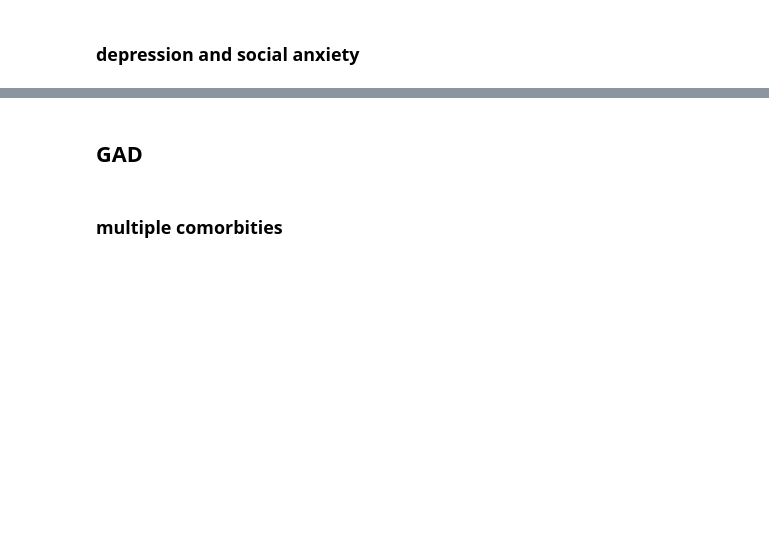
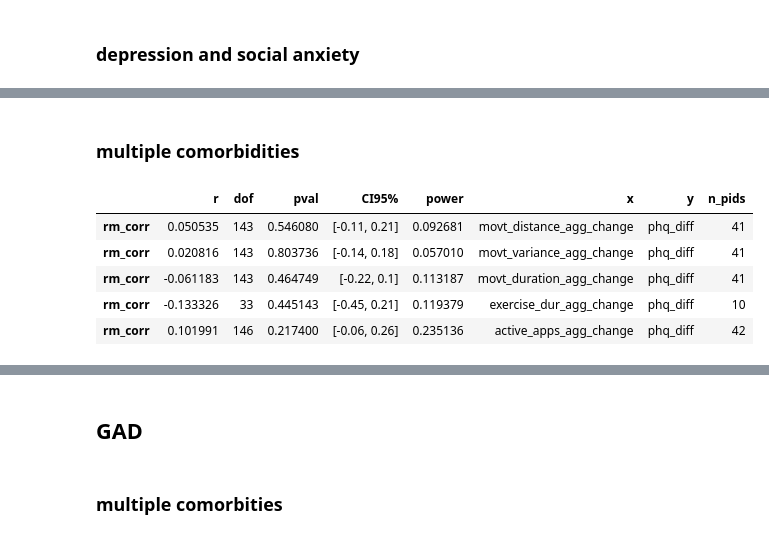
Before and after one commit to tliu526/lifesense, a Jupyter notebook: jmir_notebooks/jmir_review_analysis.ipynb, the cells around one changed output, grey strips where cells are left out. Saved outputs shown, nothing was run; the diff lists cells and outputs as text; code cells hidden in the pictures; blank space fills up the shorter version.

Commit message:
add reverse rm corr results

```diff
--- a/jmir_notebooks/jmir_review_analysis.ipynb
+++ b/jmir_notebooks/jmir_review_analysis.ipynb
@@ -1515,0 +1526,13 @@ display_rm_corr(sel_state_df, sel_features, 'phq_diff')
+# %% [markdown]
+### multiple comorbidities
+# %%
+sel_features = ['movt_distance_agg_change', 'movt_variance_agg_change', 'movt_duration_agg_change', 'exercise_dur_agg_change', 'active_apps_agg_change']
+sel_state_df = rev_phq_corr[rev_phq_corr['baseline_cluster'] == 'dep_anx']
+display_rm_corr(sel_state_df, sel_features, 'phq_diff')
+# %% [output]
+|  | r | dof | pval | CI95% | power | x | y | n_pids |
+| rm_corr | 0.050535 | 143 | 0.546080 | [-0.11, 0.21] | 0.092681 | movt_distance_agg_change | phq_diff | 41 |
+| rm_corr | 0.020816 | 143 | 0.803736 | [-0.14, 0.18] | 0.057010 | movt_variance_agg_change | phq_diff | 41 |
+| rm_corr | -0.061183 | 143 | 0.464749 | [-0.22, 0.1] | 0.113187 | movt_duration_agg_change | phq_diff | 41 |
+| rm_corr | -0.133326 | 33 | 0.445143 | [-0.45, 0.21] | 0.119379 | exercise_dur_agg_change | phq_diff | 10 |
+| rm_corr | 0.101991 | 146 | 0.217400 | [-0.06, 0.26] | 0.235136 | active_apps_agg_change | phq_diff | 42 |
```
Also changed, not shown: parts of 22 cells of this notebook.
